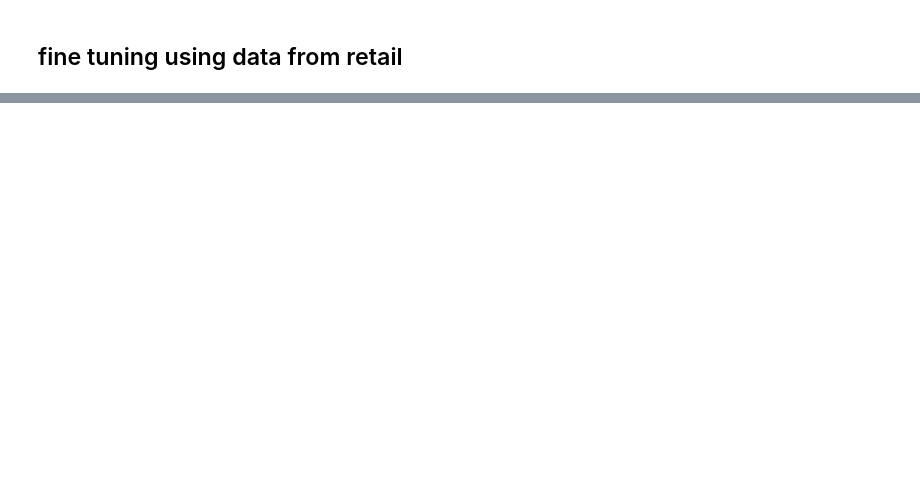
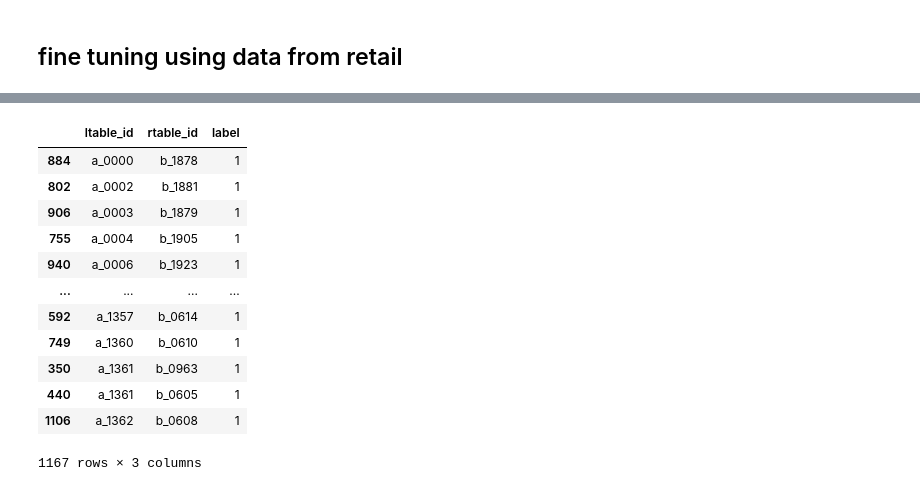
Before and after one commit to juanxo90/NLP_transformers, a Jupyter notebook: fine_tuning/fine_tuning_retail.ipynb, the cells around one changed output, grey strips where cells are left out. Saved outputs shown, nothing was run; the diff lists cells and outputs as text; code cells hidden in the pictures; blank space fills up the shorter version.

```diff
--- a/fine_tuning/fine_tuning_retail.ipynb
+++ b/fine_tuning/fine_tuning_retail.ipynb
@@ -219,24 +168,16 @@ evaluators.append(paraphrase_mining_evaluator)
 # %%
-###### Duplicate Questions Information Retrieval ######
-# Given a question and a large corpus of thousands questions, find the most relevant (i.e. duplicate) question
-# in that corpus.
-
-# For faster processing, we limit the development corpus to only 10,000 sentences.
-# max_corpus_size = 100000
-max_corpus_size = 1000
-
-ir_queries = {}             #Our queries (qid => question)
-ir_needed_qids = set()      #QIDs we need in the corpus
-ir_corpus = {}              #Our corpus (qid => question)
-ir_relevant_docs = {}       #Mapping of relevant documents for a given query (qid => set([relevant_question_ids])
-
-with open(os.path.join(dataset_path, 'information-retrieval/dev-queries.tsv'), encoding='utf8') as fIn:
-    next(fIn) #Skip header
-    for line in fIn:
-        qid, query, duplicate_ids = line.strip().split('\t')
-        duplicate_ids = duplicate_ids.split(',')
-        ir_queries[qid] = query
-        ir_relevant_docs[qid] = set(duplicate_ids)
-
-        for qid in duplicate_ids:
-            ir_needed_qids.add(qid)
+duplicates_all.sort_values('ltable_id')
+# %% [output]
+|  | ltable_id | rtable_id | label |
+| 884 | a_0000 | b_1878 | 1 |
+| 802 | a_0002 | b_1881 | 1 |
+| 906 | a_0003 | b_1879 | 1 |
+| 755 | a_0004 | b_1905 | 1 |
+| 940 | a_0006 | b_1923 | 1 |
+| ... | ... | ... | ... |
+| 592 | a_1357 | b_0614 | 1 |
+| 749 | a_1360 | b_0610 | 1 |
+| 350 | a_1361 | b_0963 | 1 |
+| 440 | a_1361 | b_0605 | 1 |
+| 1106 | a_1362 | b_0608 | 1 |
+1167 rows × 3 columns
```
Also changed, not shown: parts of 12 cells of this notebook, 1 other file.
